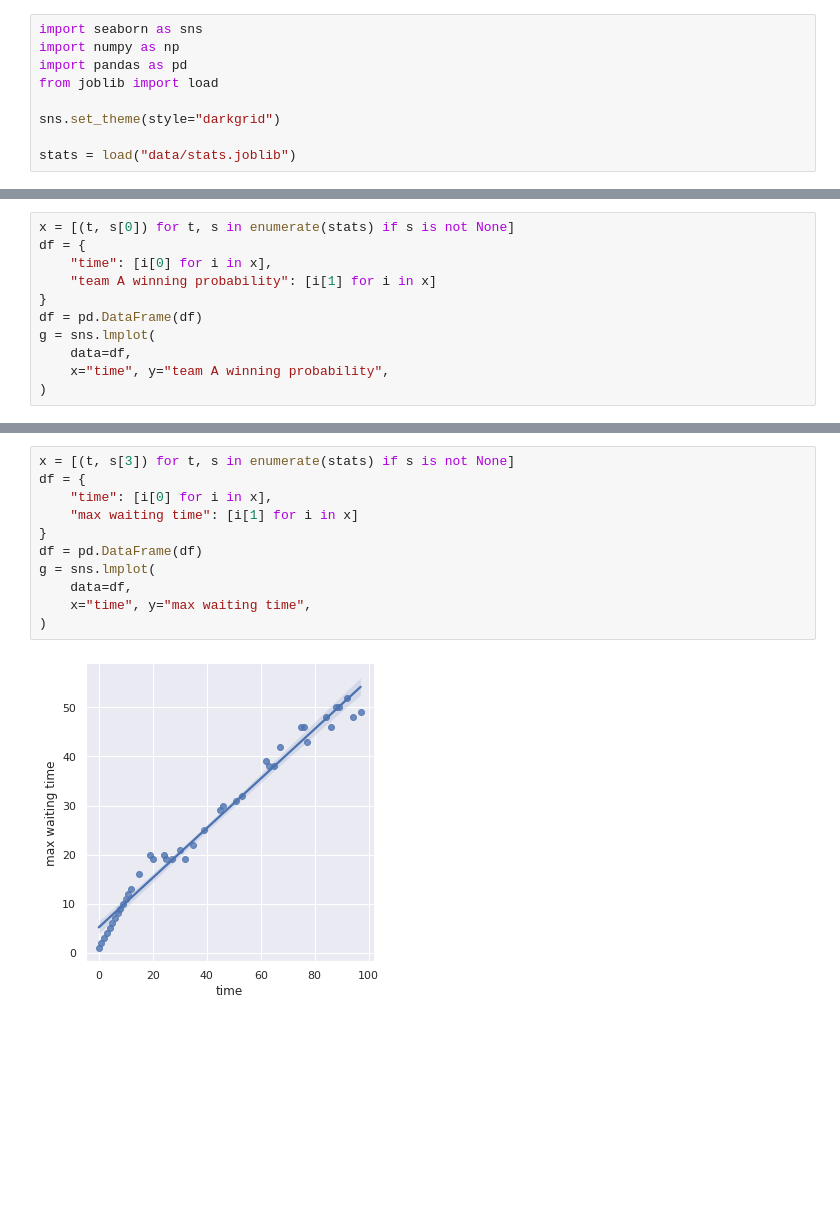
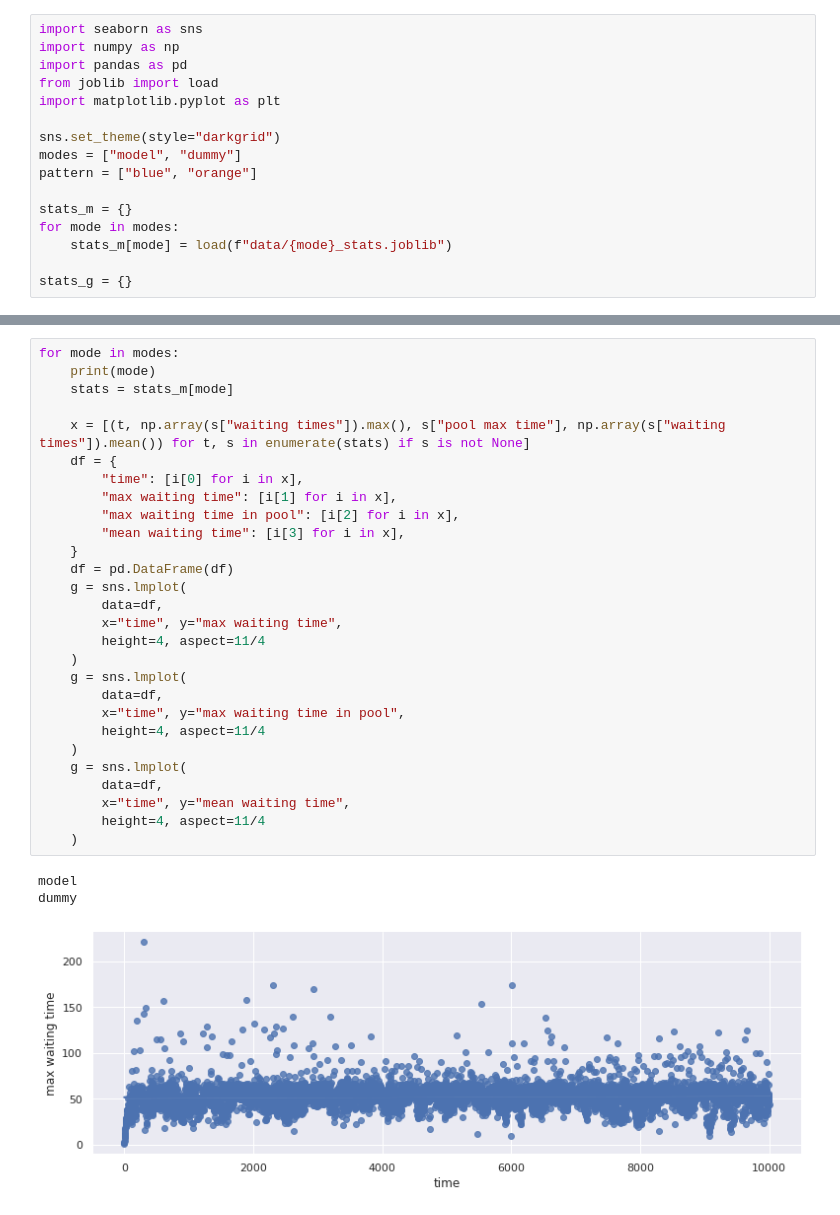
Before and after one commit to Breta01/match-making, a Jupyter notebook: visualisation.ipynb, the cells around one changed output, grey strips where cells are left out. Cells and saved outputs as stored; diff of their text form; blank space fills up the shorter version.

```diff
--- a/visualisation.ipynb
+++ b/visualisation.ipynb
@@ -3,8 +3,15 @@ import seaborn as sns
 import numpy as np
 import pandas as pd
 from joblib import load
+import matplotlib.pyplot as plt
 
 sns.set_theme(style="darkgrid")
+modes = ["model", "dummy"]
+pattern = ["blue", "orange"]
 
-stats = load("data/stats.joblib")
+stats_m = {}
+for mode in modes:
+    stats_m[mode] = load(f"data/{mode}_stats.joblib")
+
+stats_g = {}
 # %%
@@ -26,11 +69,0 @@ sns.displot(
-# %%
-x = [(t, s[0]) for t, s in enumerate(stats) if s is not None]
-df = {
-    "time": [i[0] for i in x],
-    "team A winning probability": [i[1] for i in x]
-}
-df = pd.DataFrame(df)
-g = sns.lmplot(
-    data=df,
-    x="time", y="team A winning probability",
-)
@@ -39,13 +116,32 @@ g = sns.lmplot(
 # %%
-x = [(t, s[3]) for t, s in enumerate(stats) if s is not None]
-df = {
-    "time": [i[0] for i in x],
-    "max waiting time": [i[1] for i in x]
-}
-df = pd.DataFrame(df)
-g = sns.lmplot(
-    data=df,
-    x="time", y="max waiting time",
-)
+for mode in modes:
+    print(mode)
+    stats = stats_m[mode]
+
+    x = [(t, np.array(s["waiting times"]).max(), s["pool max time"], np.array(s["waiting times"]).mean()) for t, s in enumerate(stats) if s is not None]
+    df = {
+        "time": [i[0] for i in x],
+        "max waiting time": [i[1] for i in x],
+        "max waiting time in pool": [i[2] for i in x],
+        "mean waiting time": [i[3] for i in x],
+    }
+    df = pd.DataFrame(df)
+    g = sns.lmplot(
+        data=df,
+        x="time", y="max waiting time",
+        height=4, aspect=11/4
+    )
+    g = sns.lmplot(
+        data=df,
+        x="time", y="max waiting time in pool",
+        height=4, aspect=11/4
+    )
+    g = sns.lmplot(
+        data=df,
+        x="time", y="mean waiting time",
+        height=4, aspect=11/4
+    )
 # %% [output]
+model
+dummy
-[figure, old version]
+[figure, new version]
```
Also changed, not shown: parts of 6 cells of this notebook, 6 other files.
